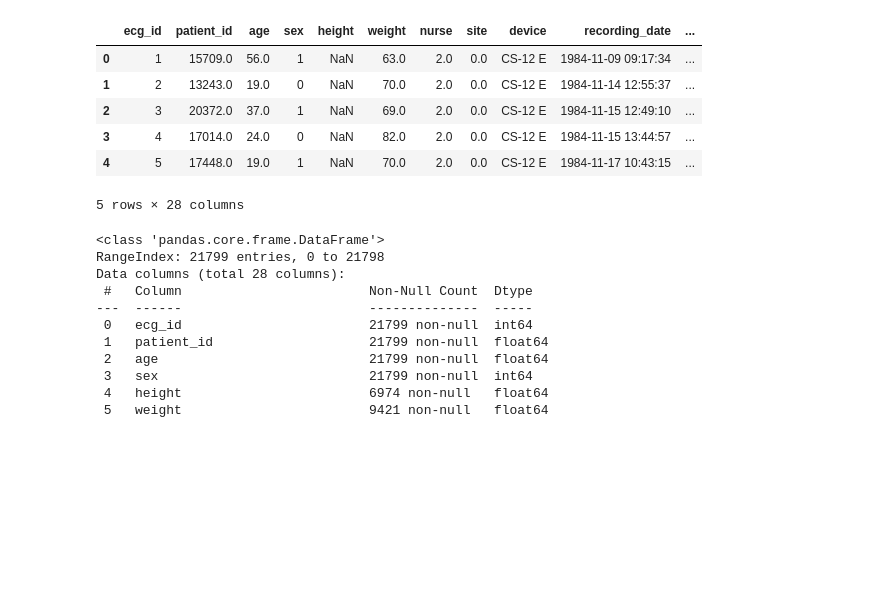
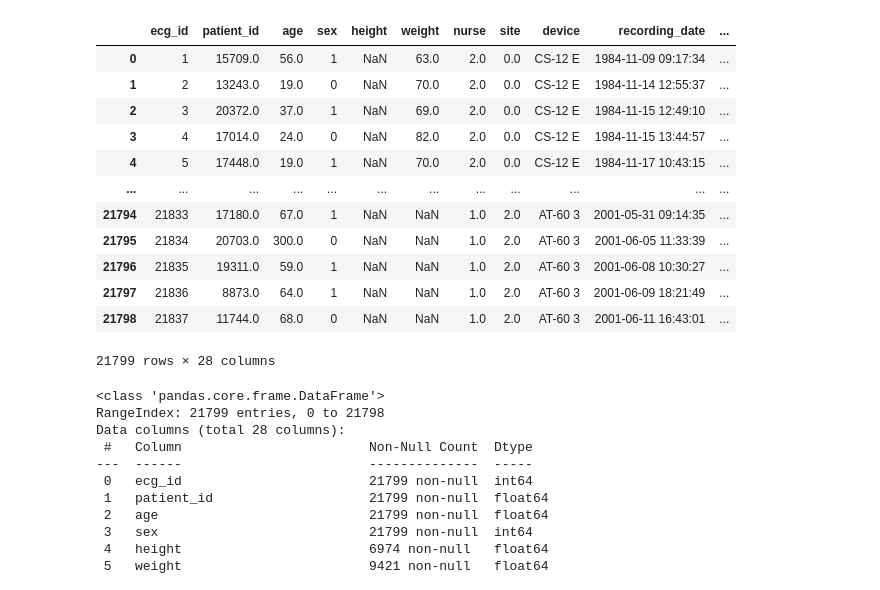
Before and after one commit to iNESlab/CVDclassification-based-on-ECG-signals, a Jupyter notebook: ver4_journal/not_serialize/pre_processing.ipynb, the cells around one changed output. Cells and saved outputs as stored; diff of their text form; code cells hidden in the pictures; blank space fills up the shorter version.

```diff
--- a/ver4_journal/not_serialize/pre_processing.ipynb
+++ b/ver4_journal/not_serialize/pre_processing.ipynb
@@ -17,17 +17,23 @@ diagnostics={"NORM":['NORM','CSD'],
              "OTHER":['AFLT', 'AFIB', 'PSVT', 'STACH', 'PVC', 'PACE', 'PAC']
             }
 # %%
-db_path="../ptb-xl-a-large-publicly-available-electrocardiography-dataset-1.0.3"
+db_path="../../dataset/ptb-xl-a-large-publicly-available-electrocardiography-dataset-1.0.3"
 ecg_data=pd.read_csv(f'{db_path}/ptbxl_database.csv')
-ecg_data.head()
+ecg_data
 # %% [output]
 |  | ecg_id | patient_id | age | sex | height | weight | nurse | site | device | recording_date | ... |
 | 0 | 1 | 15709.0 | 56.0 | 1 | NaN | 63.0 | 2.0 | 0.0 | CS-12 E | 1984-11-09 09:17:34 | ... |
 | 1 | 2 | 13243.0 | 19.0 | 0 | NaN | 70.0 | 2.0 | 0.0 | CS-12 E | 1984-11-14 12:55:37 | ... |
 | 2 | 3 | 20372.0 | 37.0 | 1 | NaN | 69.0 | 2.0 | 0.0 | CS-12 E | 1984-11-15 12:49:10 | ... |
 | 3 | 4 | 17014.0 | 24.0 | 0 | NaN | 82.0 | 2.0 | 0.0 | CS-12 E | 1984-11-15 13:44:57 | ... |
 | 4 | 5 | 17448.0 | 19.0 | 1 | NaN | 70.0 | 2.0 | 0.0 | CS-12 E | 1984-11-17 10:43:15 | ... |
+| ... | ... | ... | ... | ... | ... | ... | ... | ... | ... | ... | ... |
+| 21794 | 21833 | 17180.0 | 67.0 | 1 | NaN | NaN | 1.0 | 2.0 | AT-60 3 | 2001-05-31 09:14:35 | ... |
+| 21795 | 21834 | 20703.0 | 300.0 | 0 | NaN | NaN | 1.0 | 2.0 | AT-60 3 | 2001-06-05 11:33:39 | ... |
+| 21796 | 21835 | 19311.0 | 59.0 | 1 | NaN | NaN | 1.0 | 2.0 | AT-60 3 | 2001-06-08 10:30:27 | ... |
+| 21797 | 21836 | 8873.0 | 64.0 | 1 | NaN | NaN | 1.0 | 2.0 | AT-60 3 | 2001-06-09 18:21:49 | ... |
+| 21798 | 21837 | 11744.0 | 68.0 | 0 | NaN | NaN | 1.0 | 2.0 | AT-60 3 | 2001-06-11 16:43:01 | ... |
-5 rows × 28 columns
+21799 rows × 28 columns
 # %%
 ecg_data.info()
 # %% [output]
```
